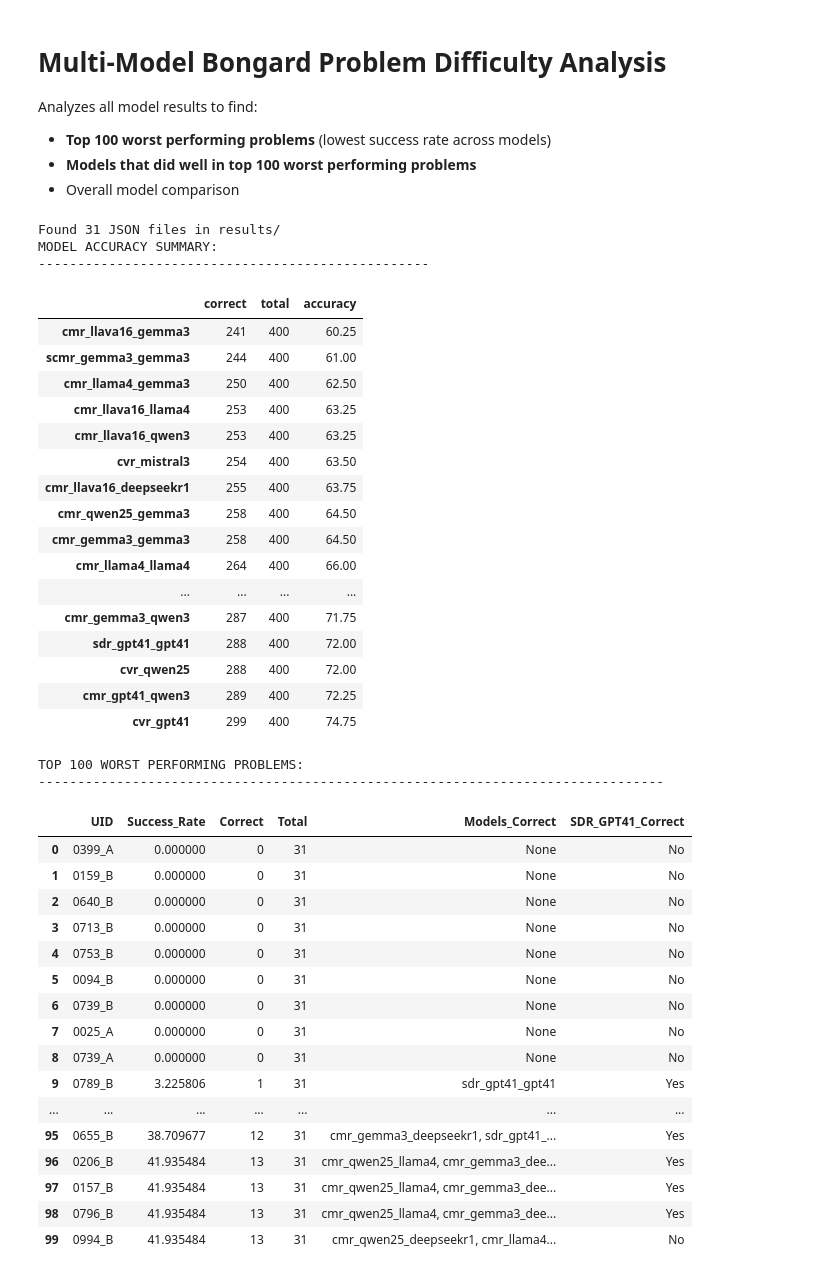
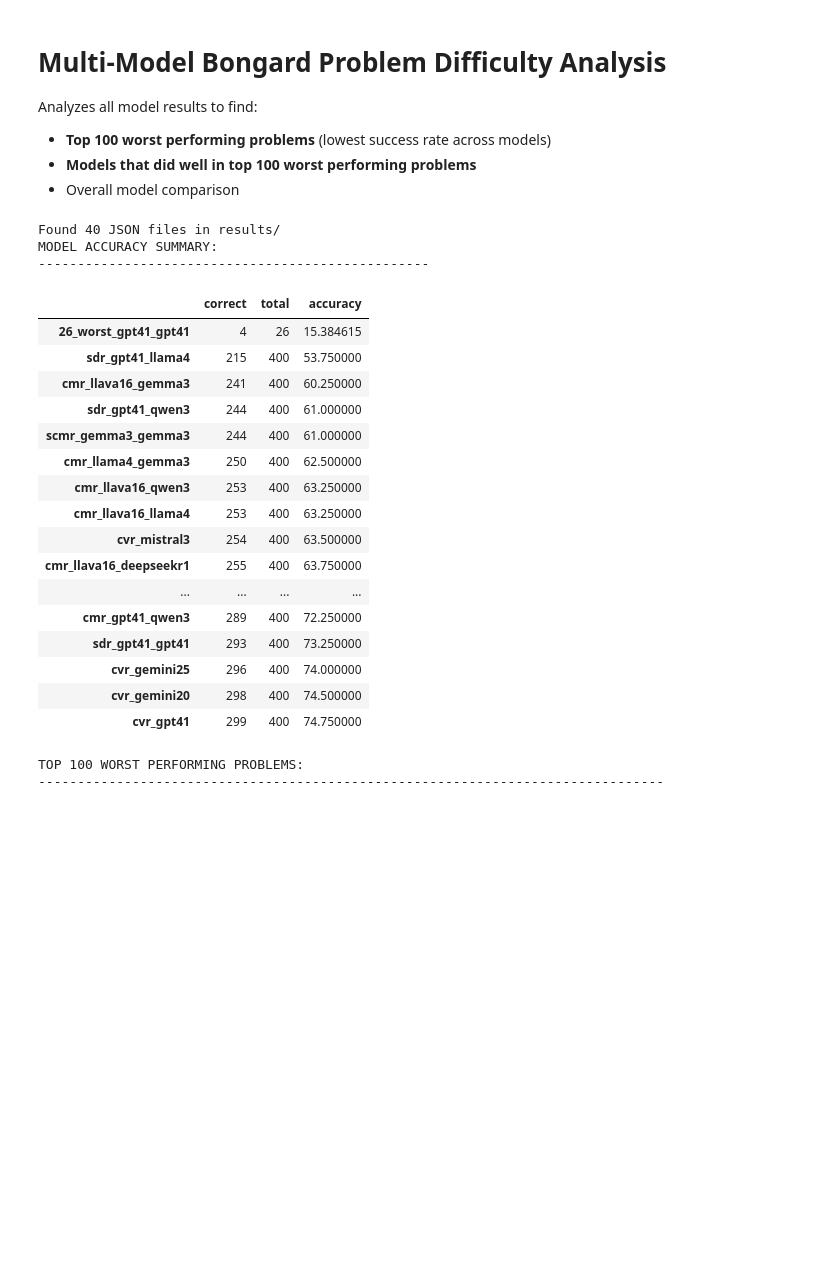
Before and after one commit to mrprofessor/bongard_playbook, a Jupyter notebook: notebooks/difficulty.ipynb, the cells around one changed output. Cells and saved outputs as stored; diff of their text form; code cells hidden in the pictures; blank space fills up the shorter version.

Commit message:
Gemini 2.0 and 2.5 Pro

```diff
--- a/notebooks/difficulty.ipynb
+++ b/notebooks/difficulty.ipynb
@@ -115,71 +115,54 @@ def find_worst_problems(problem_results, top_n=100):
 problem_results, model_accuracy = analyze_all_models(results_dir)
 
 if model_accuracy:
     print(f"MODEL ACCURACY SUMMARY:")
     print("-" * 50)
     model_df = pd.DataFrame.from_dict(model_accuracy, orient='index').sort_values('accuracy')
     display(model_df)
 
     # Find worst performing problems
     worst_problems = find_worst_problems(problem_results, top_n=100)
 
     if not worst_problems.empty:
         # Add SCMR column
         worst_problems['SDR_GPT41_Correct'] = worst_problems['Models_Correct'].apply(
             lambda x: 'Yes' if 'sdr_gpt41_gpt41' in str(x) else 'No'
         )
 
         print(f"\nTOP 100 WORST PERFORMING PROBLEMS:")
         print("-" * 80)
 
         # Show all rows without truncation
-        with pd.option_context('display.max_rows', None, 'display.max_colwidth', None):
-            display(worst_problems)
+        # with pd.option_context('display.max_rows', None, 'display.max_colwidth', None):
+        #     display(worst_problems)
 
     else:
         print("No problems to analyze!")
 else:
     print("No valid model results found!")
 # %% [output]
-Found 31 JSON files in results/
+Found 40 JSON files in results/
 MODEL ACCURACY SUMMARY:
 --------------------------------------------------
 |  | correct | total | accuracy |
-| cmr_llava16_gemma3 | 241 | 400 | 60.25 |
-| scmr_gemma3_gemma3 | 244 | 400 | 61.00 |
-| cmr_llama4_gemma3 | 250 | 400 | 62.50 |
-| cmr_llava16_llama4 | 253 | 400 | 63.25 |
-| cmr_llava16_qwen3 | 253 | 400 | 63.25 |
-| cvr_mistral3 | 254 | 400 | 63.50 |
-| cmr_llava16_deepseekr1 | 255 | 400 | 63.75 |
-| cmr_qwen25_gemma3 | 258 | 400 | 64.50 |
-| cmr_gemma3_gemma3 | 258 | 400 | 64.50 |
-| cmr_llama4_llama4 | 264 | 400 | 66.00 |
+| 26_worst_gpt41_gpt41 | 4 | 26 | 15.384615 |
+| sdr_gpt41_llama4 | 215 | 400 | 53.750000 |
+| cmr_llava16_gemma3 | 241 | 400 | 60.250000 |
+| sdr_gpt41_qwen3 | 244 | 400 | 61.000000 |
+| scmr_gemma3_gemma3 | 244 | 400 | 61.000000 |
+| cmr_llama4_gemma3 | 250 | 400 | 62.500000 |
+| cmr_llava16_qwen3 | 253 | 400 | 63.250000 |
+| cmr_llava16_llama4 | 253 | 400 | 63.250000 |
+| cvr_mistral3 | 254 | 400 | 63.500000 |
+| cmr_llava16_deepseekr1 | 255 | 400 | 63.750000 |
 | ... | ... | ... | ... |
-| cmr_gemma3_qwen3 | 287 | 400 | 71.75 |
-| sdr_gpt41_gpt41 | 288 | 400 | 72.00 |
-| cvr_qwen25 | 288 | 400 | 72.00 |
-| cmr_gpt41_qwen3 | 289 | 400 | 72.25 |
-| cvr_gpt41 | 299 | 400 | 74.75 |
+| cmr_gpt41_qwen3 | 289 | 400 | 72.250000 |
+| sdr_gpt41_gpt41 | 293 | 400 | 73.250000 |
+| cvr_gemini25 | 296 | 400 | 74.000000 |
+| cvr_gemini20 | 298 | 400 | 74.500000 |
+| cvr_gpt41 | 299 | 400 | 74.750000 |
 TOP 100 WORST PERFORMING PROBLEMS:
 --------------------------------------------------------------------------------
-|  | UID | Success_Rate | Correct | Total | Models_Correct | SDR_GPT41_Correct |
-| 0 | 0399_A | 0.000000 | 0 | 31 | None | No |
-| 1 | 0159_B | 0.000000 | 0 | 31 | None | No |
-| 2 | 0640_B | 0.000000 | 0 | 31 | None | No |
-| 3 | 0713_B | 0.000000 | 0 | 31 | None | No |
-| 4 | 0753_B | 0.000000 | 0 | 31 | None | No |
-| 5 | 0094_B | 0.000000 | 0 | 31 | None | No |
-| 6 | 0739_B | 0.000000 | 0 | 31 | None | No |
-| 7 | 0025_A | 0.000000 | 0 | 31 | None | No |
-| 8 | 0739_A | 0.000000 | 0 | 31 | None | No |
-| 9 | 0789_B | 3.225806 | 1 | 31 | sdr_gpt41_gpt41 | Yes |
-| ... | ... | ... | ... | ... | ... | ... |
-| 95 | 0655_B | 38.709677 | 12 | 31 | cmr_gemma3_deepseekr1, sdr_gpt41_... | Yes |
-| 96 | 0206_B | 41.935484 | 13 | 31 | cmr_qwen25_llama4, cmr_gemma3_dee... | Yes |
-| 97 | 0157_B | 41.935484 | 13 | 31 | cmr_qwen25_llama4, cmr_gemma3_dee... | Yes |
-| 98 | 0796_B | 41.935484 | 13 | 31 | cmr_qwen25_llama4, cmr_gemma3_dee... | Yes |
-| 99 | 0994_B | 41.935484 | 13 | 31 | cmr_qwen25_deepseekr1, cmr_llama4... | No |
 # %%
 # %%
 # Which models perform best on the worst 100 problems
```
Also changed, not shown: parts of 2 cells of this notebook, 16 other files.
